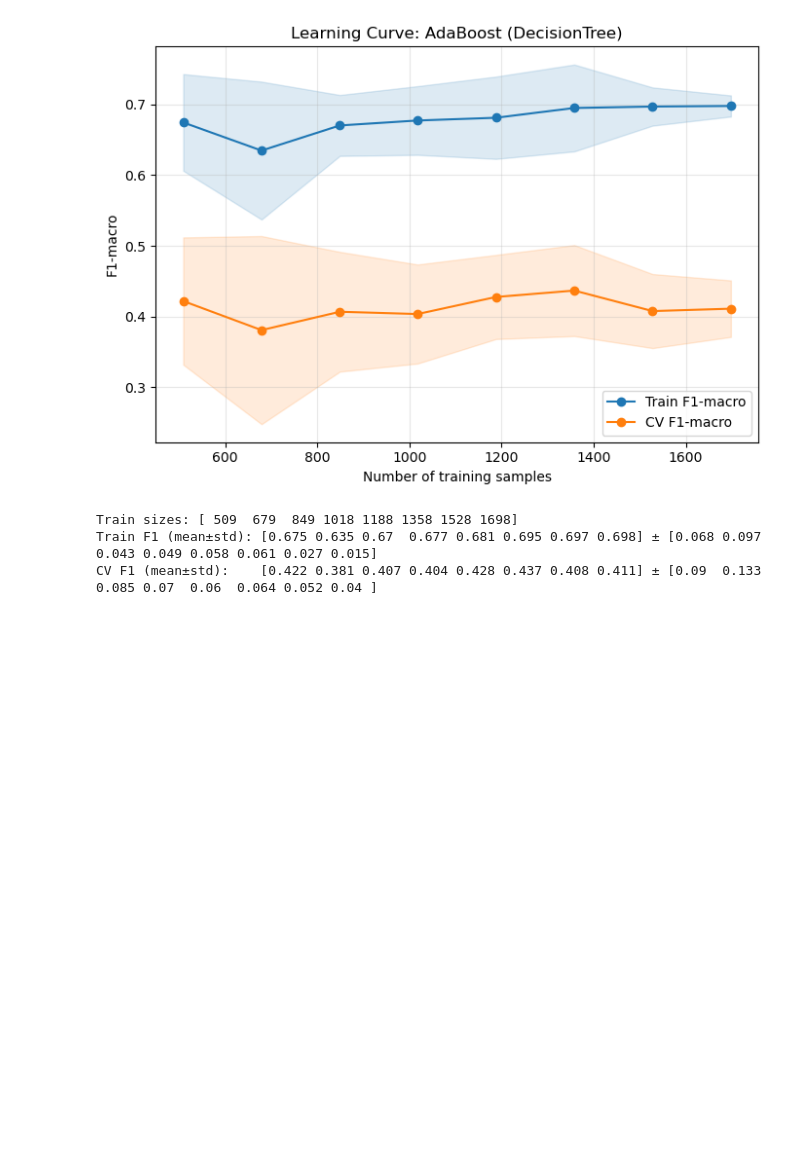
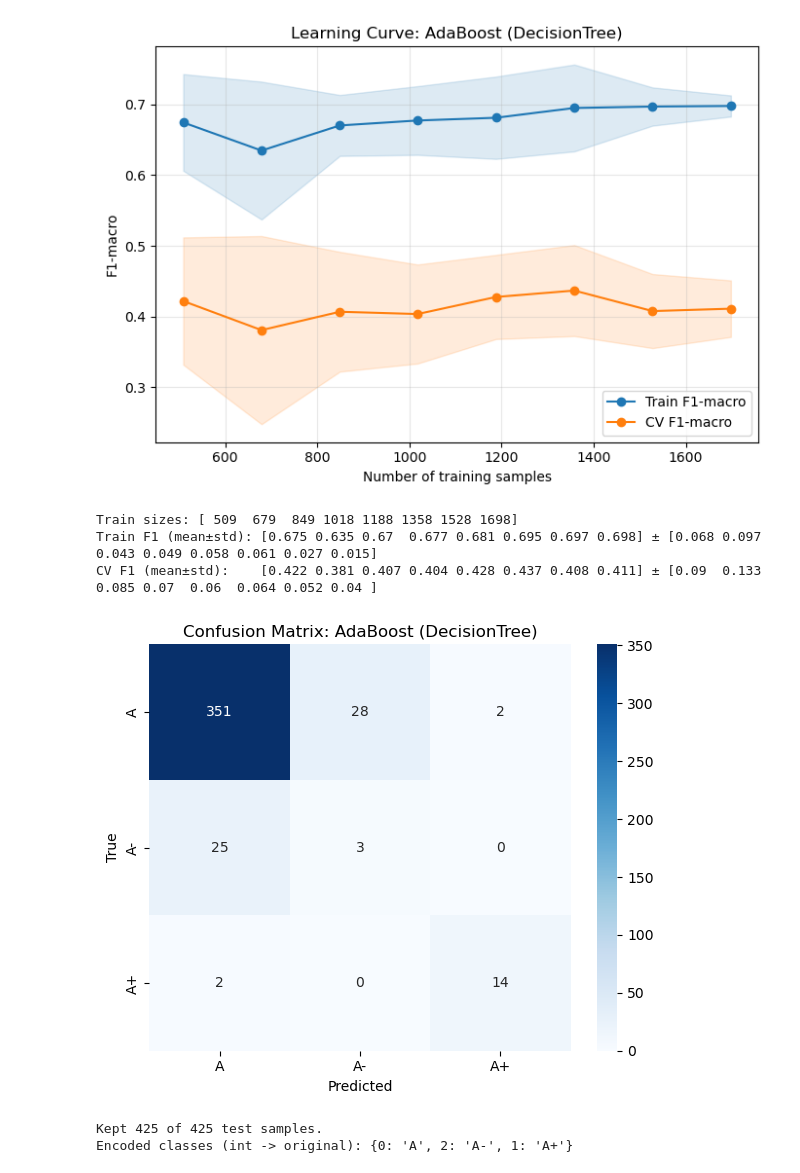
Before and after one commit to ssavi45/Student-Performance-Predictor, a Jupyter notebook: final.ipynb, the cells around one changed output. Cells and saved outputs as stored; diff of their text form; code cells hidden in the pictures; blank space fills up the shorter version.

```diff
--- a/final.ipynb
+++ b/final.ipynb
@@ -637,3 +635,49 @@ print('CV F1 (mean±std):   ', np.round(val_mean, 3),   '±', np.round(val_std,
 Train sizes: [ 509  679  849 1018 1188 1358 1528 1698]
 Train F1 (mean±std): [0.675 0.635 0.67  0.677 0.681 0.695 0.697 0.698] ± [0.068 0.097 0.043 0.049 0.058 0.061 0.027 0.015]
 CV F1 (mean±std):    [0.422 0.381 0.407 0.404 0.428 0.437 0.408 0.411] ± [0.09  0.133 0.085 0.07  0.06  0.064 0.052 0.04 ]
+# %%
+if 'int_to_class' not in globals() or 'y_train_int' not in globals() or 'y_test_int' not in globals():
+    y_all = pd.concat([pd.Series(y_train), pd.Series(y_test)], axis=0).reset_index(drop=True)
+    y_all_enc, CLASS_NAMES = pd.factorize(y_all)
+    class_to_int = {cls: i for i, cls in enumerate(CLASS_NAMES)}
+    int_to_class = {i: cls for i, cls in enumerate(CLASS_NAMES)}
+    y_train_int = pd.Series(y_train).map(class_to_int).astype(int).values
+    y_test_int  = pd.Series(y_test).map(class_to_int).astype(int).values
+
+ada_dt = AdaBoostClassifier(
+    estimator=DecisionTreeClassifier(max_depth=2, random_state=RANDOM_STATE),
+    n_estimators=300,
+    learning_rate=0.05,
+    random_state=RANDOM_STATE
+)
+pipe_ada = ImbPipeline([
+    ('ros', RandomOverSampler(random_state=RANDOM_STATE)),
+    ('clf', ada_dt)
+])
+pipe_ada.fit(X_train, y_train_int)
+y_pred_int = pipe_ada.predict(X_test)
+
+inv_map = {lbl: idx for idx, lbl in int_to_class.items()}
+allowed_names = ['A', 'A-', 'A+']  # order as requested
+allowed_idx = [inv_map[c] for c in allowed_names if c in inv_map]
+ticklabels = [c for c in allowed_names if c in inv_map]
+
+mask_keep = np.isin(y_test_int, allowed_idx) & np.isin(y_pred_int, allowed_idx)
+y_test_sub = y_test_int[mask_keep]
+y_pred_sub = y_pred_int[mask_keep]
+
+cm = confusion_matrix(y_test_sub, y_pred_sub, labels=allowed_idx)
+plt.figure(figsize=(6,5))
+sns.heatmap(cm, annot=True, fmt='d', cmap='Blues',
+            xticklabels=ticklabels, yticklabels=ticklabels)
+plt.title('Confusion Matrix: AdaBoost (DecisionTree)')
+plt.xlabel('Predicted'); plt.ylabel('True')
+plt.tight_layout()
+plt.show()
+
+print(f"Kept {mask_keep.sum()} of {len(y_test_int)} test samples.")
+print("Encoded classes (int -> original):", {i: int_to_class[i] for i in allowed_idx})
+# %% [output]
+[figure, added]
+Kept 425 of 425 test samples.
+Encoded classes (int -> original): {0: 'A', 2: 'A-', 1: 'A+'}
```
Also changed, not shown: parts of 1 cell of this notebook.
